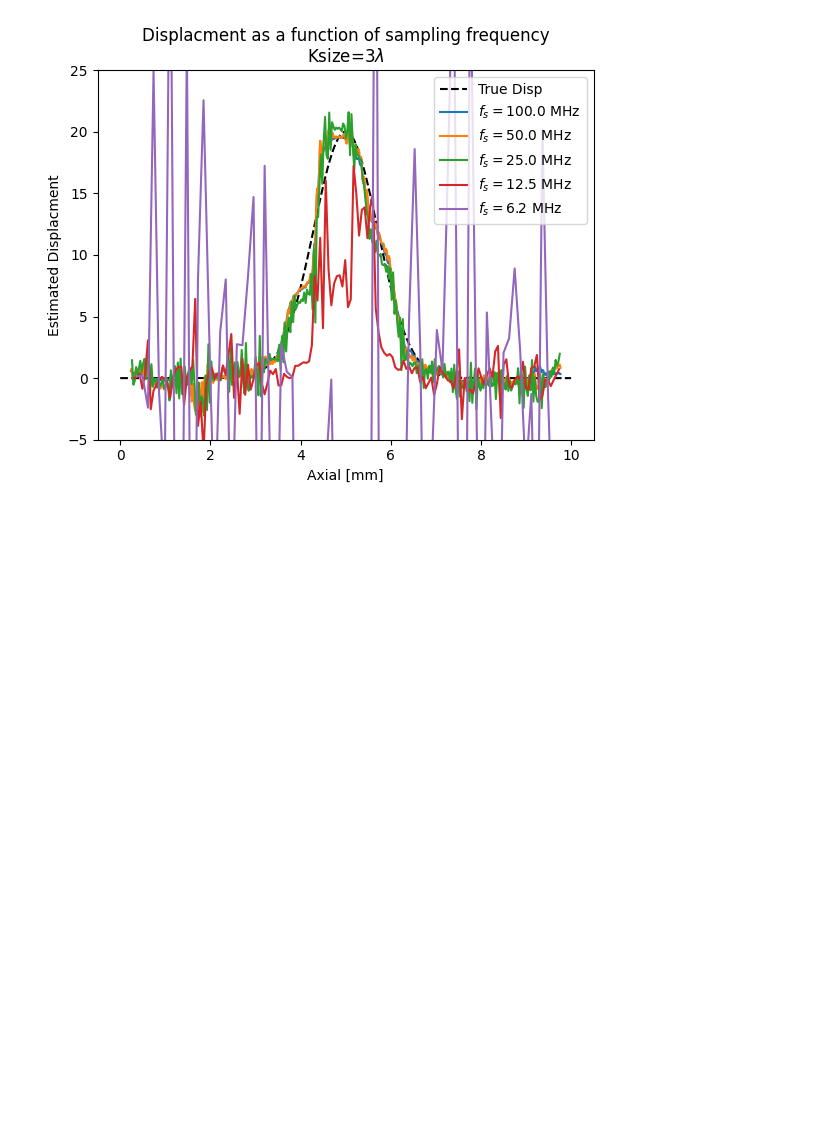
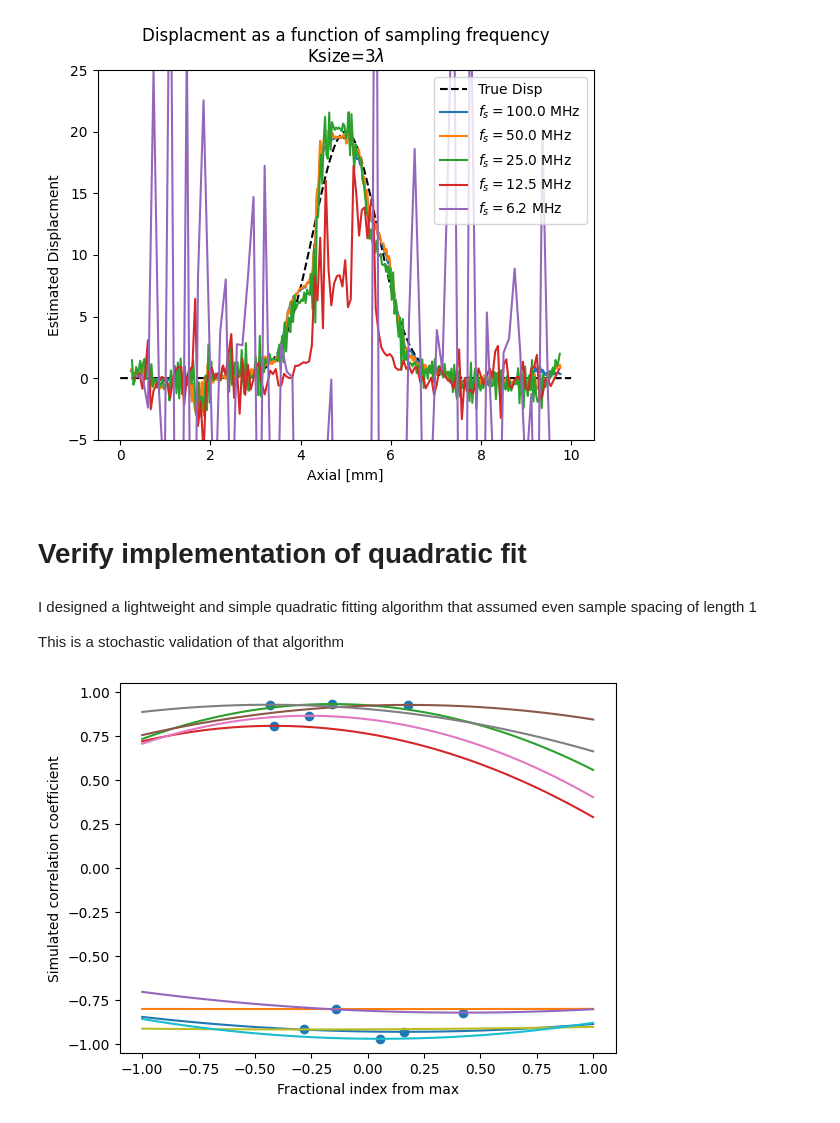
Before and after one commit to wewightman/pyusel-dispest, a Jupyter notebook: examples/partmotion.ipynb, the cells around one changed output. Saved outputs shown, nothing was run; the diff lists cells and outputs as text; code cells hidden in the pictures; blank space fills up the shorter version.

Commit message:
Validated implementation of quadratic fitting

```diff
--- a/examples/partmotion.ipynb
+++ b/examples/partmotion.ipynb
@@ -242,3 +242,26 @@ plt.show()
 # %% [output]
 [figure]
 [figure]
+# %% [markdown]
+# Verify implementation of quadratic fit
+# %% [markdown]
+I designed a lightweight and simple quadratic fitting algorithm that assumed even sample spacing of length 1
+
+This is a stochastic validation of that algorithm
+# %%
+N = int(10)
+
+xp = np.linspace(-1,1,101)
+dx0 = rng.uniform(-0.5, 0.5, N)
+a0 = rng.uniform(-0.3, 0.3, N)
+c0 = - np.sign(a0) * rng.uniform(0.8, 1, N)
+
+plt.figure()
+plt.plot(xp, a0[None,:] * (xp[:,None] - dx0[None,:])**2 + c0[None,:])
+plt.scatter(dx0, c0)
+plt.ylim(-1.05,1.05)
+plt.xlabel("Fractional index from max")
+plt.ylabel("Simulated correlation coefficient")
+plt.show()
+# %% [output]
+[figure, added]
```
Also changed, not shown: parts of 1 cell of this notebook.
